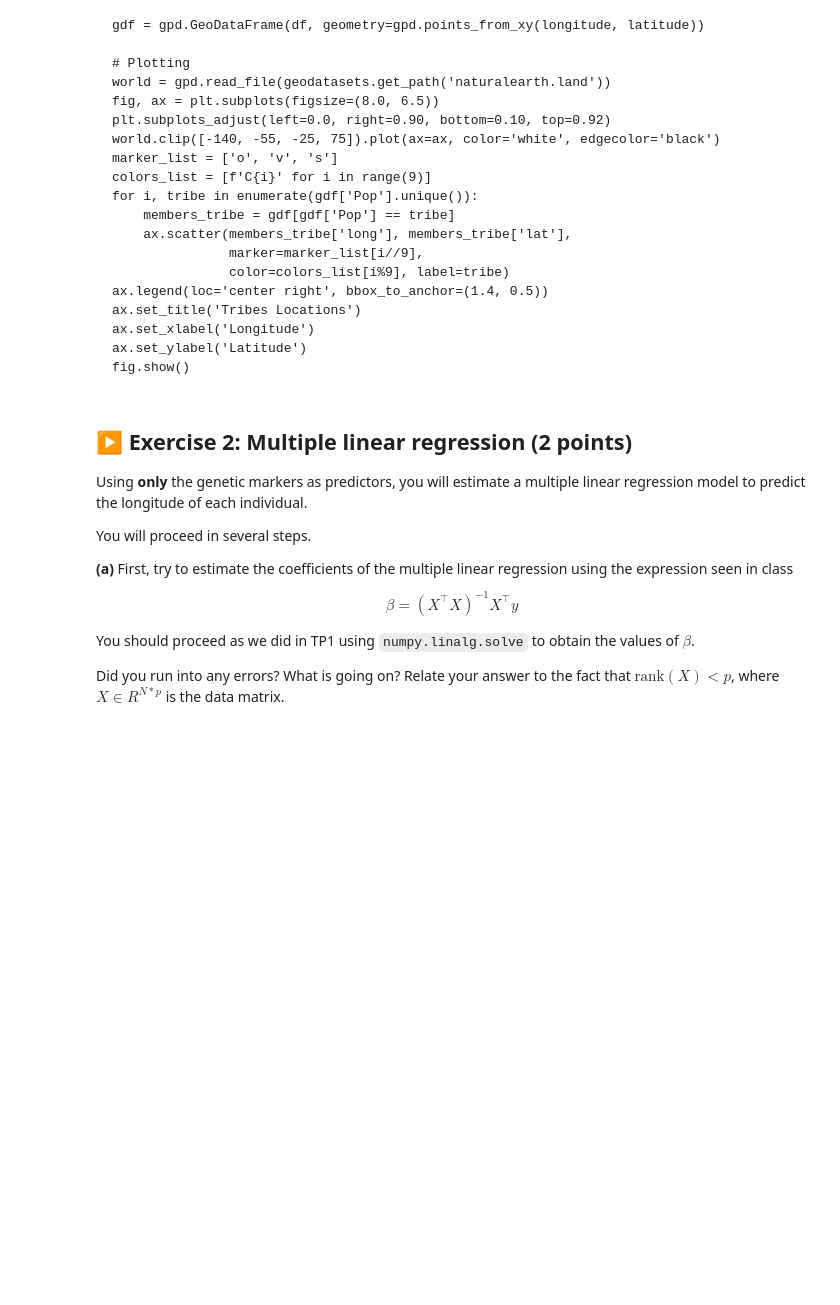
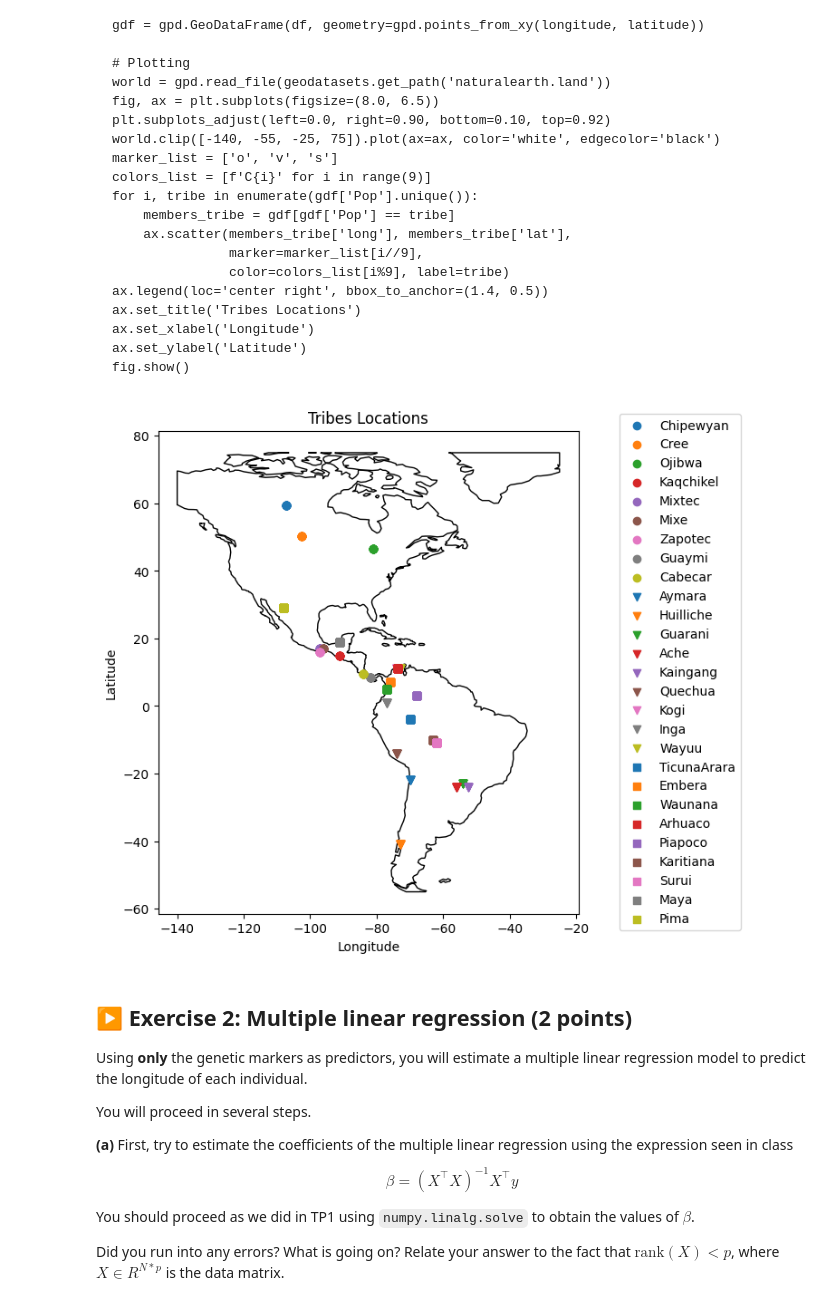
Before and after one commit to martinouks/isla_tp, a Jupyter notebook: TP2/TP2.ipynb, the cells around one changed output. Saved outputs shown, nothing was run; the diff lists cells and outputs as text; code cells hidden in the pictures; blank space fills up the shorter version.

````diff
--- a/TP2/TP2.ipynb
+++ b/TP2/TP2.ipynb
@@ -65,6 +65,43 @@ ax.set_xlabel('Longitude')
 ax.set_ylabel('Latitude')
 fig.show()
 ```
+# %%
+import pandas as pd
+import geopandas as gpd
+import geodatasets
+import matplotlib.pyplot as plt
+
+# Load the data
+file_path = 'NAm2.txt'
+df = pd.read_csv(file_path, delimiter=' ')
+
+# Extract relevant columns
+latitude = df.iloc[:, 6]
+longitude = df.iloc[:, 7]
+tribes = df.iloc[:, 2]
+
+# Create a GeoDataFrame
+gdf = gpd.GeoDataFrame(df, geometry=gpd.points_from_xy(longitude, latitude))
+
+# Plotting
+world = gpd.read_file(geodatasets.get_path('naturalearth.land'))
+fig, ax = plt.subplots(figsize=(8.0, 6.5))
+plt.subplots_adjust(left=0.0, right=0.90, bottom=0.10, top=0.92)
+world.clip([-140, -55, -25, 75]).plot(ax=ax, color='white', edgecolor='black')
+marker_list = ['o', 'v', 's']
+colors_list = [f'C{i}' for i in range(9)]
+for i, tribe in enumerate(gdf['Pop'].unique()):
+    members_tribe = gdf[gdf['Pop'] == tribe]
+    ax.scatter(members_tribe['long'], members_tribe['lat'],
+               marker=marker_list[i//9],
+               color=colors_list[i%9], label=tribe)
+ax.legend(loc='center right', bbox_to_anchor=(1.4, 0.5))
+ax.set_title('Tribes Locations')
+ax.set_xlabel('Longitude')
+ax.set_ylabel('Latitude')
+fig.show()
+# %% [output]
+[figure, added]
 # %% [markdown]
 ## ▶️ Exercise 2: Multiple linear regression (2 points)
 
````
